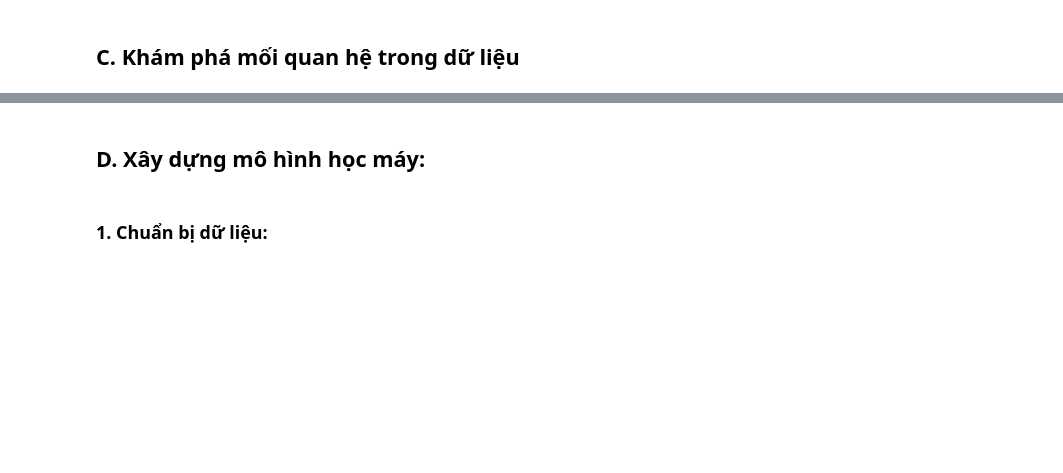
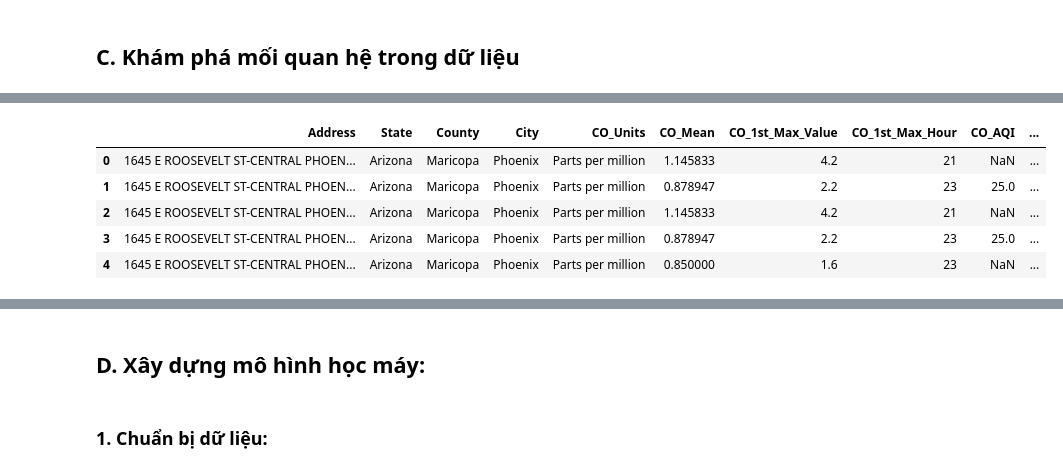
Before and after one commit to tungbtt/Lab02_DV, a Jupyter notebook: lab02.ipynb, the cells around one changed output, grey strips where cells are left out. Drawn from its saved outputs; the diff is of its cells as text; code cells hidden in the pictures; blank space fills up the shorter version.

Commit message:
CO_Mean, State, DateTime

```diff
--- a/lab02.ipynb
+++ b/lab02.ipynb
@@ -149,6 +149,8 @@ CO_1st_Max_Value     float64
 CO_1st_Max_Hour        int64
 CO_AQI               float64
 dtype: object
+# %%
+datime_df = pd.DataFrame(df['Date_Local'].copy())
 # %% [markdown]
 Cột `Date_Local` chưa có kiểu dữ liệu phù hợp, ta sẽ thực hiện chuyển kiểu dữ liệu về kiểm **datetime**
 # %%
@@ -217,0 +230,11 @@ df[set(df.columns)-set(numeric_cols)].describe()
+# %%
+CO_df = df[['Address','State','County','City','CO_Units','CO_Mean','CO_1st_Max_Value','CO_1st_Max_Hour','CO_AQI']]
+CO_df['Date_Local'] = datime_df
+CO_df.head()
+# %% [output]
+|  | Address | State | County | City | CO_Units | CO_Mean | CO_1st_Max_Value | CO_1st_Max_Hour | CO_AQI | ... |
+| 0 | 1645 E ROOSEVELT ST-CENTRAL PHOEN... | Arizona | Maricopa | Phoenix | Parts per million | 1.145833 | 4.2 | 21 | NaN | ... |
+| 1 | 1645 E ROOSEVELT ST-CENTRAL PHOEN... | Arizona | Maricopa | Phoenix | Parts per million | 0.878947 | 2.2 | 23 | 25.0 | ... |
+| 2 | 1645 E ROOSEVELT ST-CENTRAL PHOEN... | Arizona | Maricopa | Phoenix | Parts per million | 1.145833 | 4.2 | 21 | NaN | ... |
+| 3 | 1645 E ROOSEVELT ST-CENTRAL PHOEN... | Arizona | Maricopa | Phoenix | Parts per million | 0.878947 | 2.2 | 23 | 25.0 | ... |
+| 4 | 1645 E ROOSEVELT ST-CENTRAL PHOEN... | Arizona | Maricopa | Phoenix | Parts per million | 0.850000 | 1.6 | 23 | NaN | ... |
```
Also changed, not shown: parts of 22 cells of this notebook.
